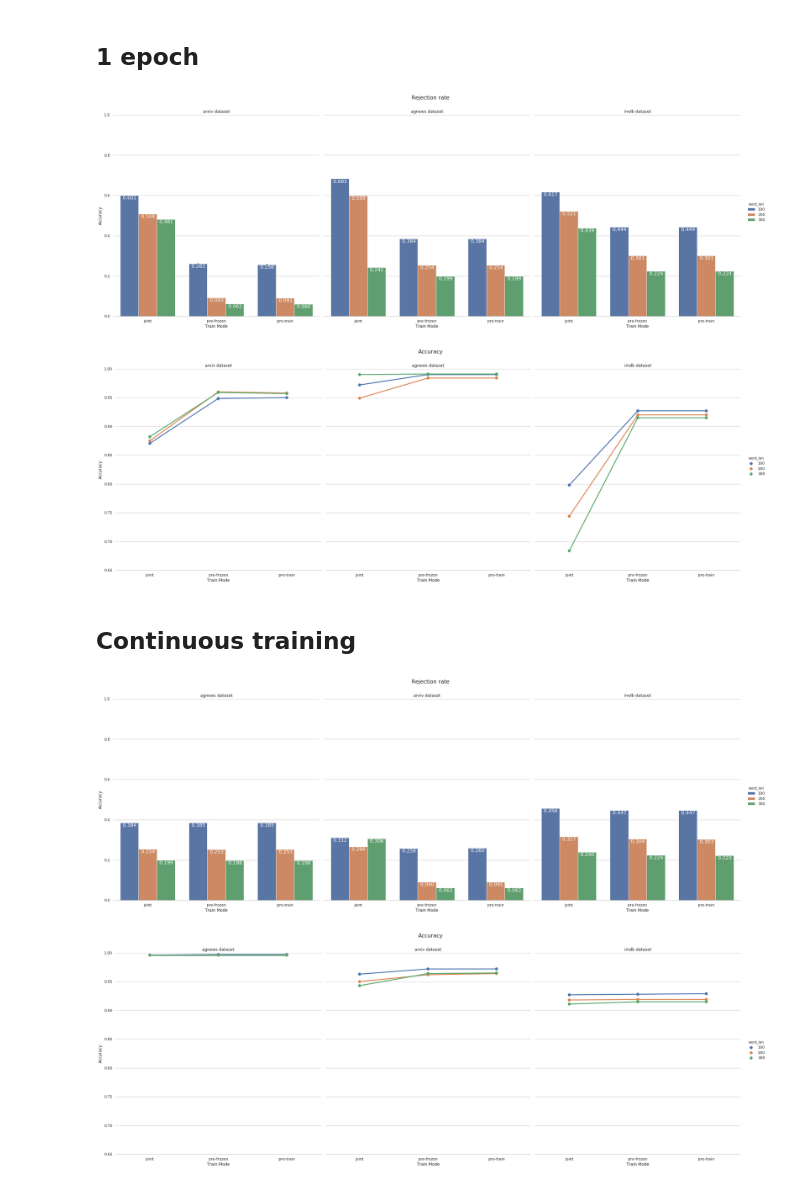
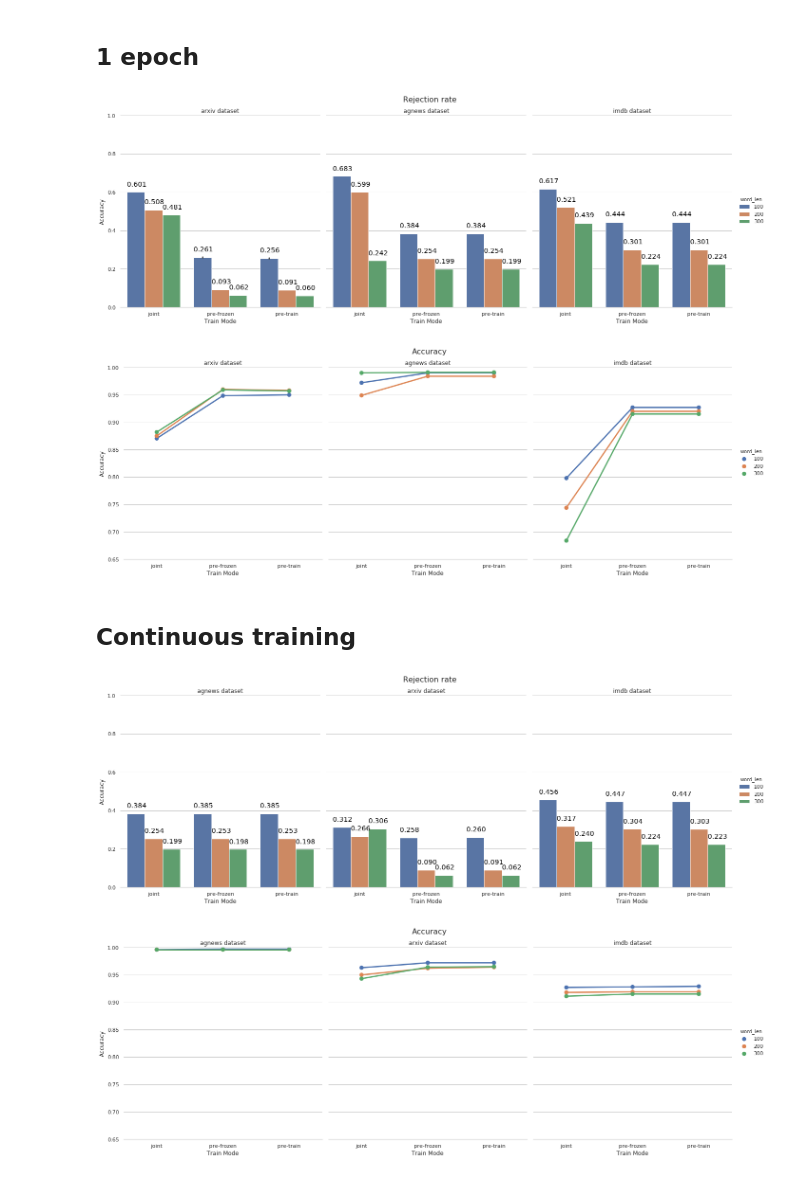
Before and after one commit to IIT-ML/interpretable-text-classification, a Jupyter notebook: show_results.ipynb, the cells around one changed output. Drawn from its saved outputs; the diff is of its cells as text; code cells hidden in the pictures.

```diff
--- a/show_results.ipynb
+++ b/show_results.ipynb
@@ -60,56 +60,45 @@ sns.set(style="whitegrid")
 g = sns.catplot(x="train_mode", y="rejection_rate",
                  hue="word_len", col="dataset",
                  data=df, kind="bar",
-                 height=10, aspect=.9)
+                 height=7, aspect=.9)
 
 (g.set_axis_labels("Train Mode", "Accuracy")
 .set_xticklabels(["joint", "pre-frozen", "pre-train"])
-.set_titles("{col_name} {col_var}", fontsize=30)
+.set_titles("{col_name} {col_var}")
 .set(ylim=(0, 1))
 .despine(left=True)
 .fig.suptitle('Rejection rate', fontsize=16))
 
 plt.subplots_adjust(top=0.9)
 
 
 for i in np.arange(3):
     ax1 = g.facet_axis(0,i)
     for p in ax1.patches:
         if str(p.get_height()) != 'nan':
-            ax1.text(p.get_x() + p.get_width()/7,
-                         p.get_height() - .02,
+            ax1.text(p.get_x(),
+                         p.get_height() + .03,
                          '{0:.3f}'.format(p.get_height()),
-                         color='white',
+                         color='black',
                          rotation='horizontal',
                          size='large')
 
 g = sns.catplot(x="train_mode", y="accuracy",
                  hue="word_len", col="dataset",
                  data=df, kind="point",
-                 height=10, aspect=.9)
+                 height=7, aspect=.9)
 
 (g.set_axis_labels("Train Mode", "Accuracy")
 .set_xticklabels(["joint", "pre-frozen", "pre-train"])
 .set_titles("{col_name} {col_var}", fontsize=30)
 .set(ylim=(0.65, 1))
 .despine(left=True)
 .fig.suptitle('Accuracy', fontsize=16))
 
 plt.subplots_adjust(top=0.9)
-
-for i in np.arange(3):
-    ax1 = g.facet_axis(0,i)
-    for p in ax1.patches:
-        if str(p.get_height()) != 'nan':
-            ax1.text(p.get_x(),
-                         p.get_height() - .04,
-                         '{0:.3f}'.format(p.get_height()),
-                         color='black',
-                         rotation='horizontal',
-                         size='large')
 # %% [output]
-[figure, old version]
+[figure, new version]
-[figure, old version]
+[figure, new version]
 # %% [markdown]
 ## Continuous training
 # %%
@@ -118,11 +107,11 @@ sns.set(style="whitegrid")
 g = sns.catplot(x="train_mode", y="rejection_rate",
                  hue="word_len", col="dataset",
                  data=adf, kind="bar",
-                 height=10, aspect=.9)
+                 height=7, aspect=.9)
 
 (g.set_axis_labels("Train Mode", "Accuracy")
 .set_xticklabels(["joint", "pre-frozen", "pre-train"])
-.set_titles("{col_name} {col_var}", fontsize=30)
+.set_titles("{col_name} {col_var}")
 .set(ylim=(0, 1))
 .despine(left=True)
 .fig.suptitle('Rejection rate', fontsize=16))
@@ -134,17 +123,17 @@ for i in np.arange(3):
     ax1 = g.facet_axis(0,i)
     for p in ax1.patches:
         if str(p.get_height()) != 'nan':
-            ax1.text(p.get_x() + p.get_width()/7,
-                         p.get_height() - .02,
+            ax1.text(p.get_x(),
+                         p.get_height() + .03,
                          '{0:.3f}'.format(p.get_height()),
-                         color='white',
+                         color='black',
                          rotation='horizontal',
                          size='large')
 
 g = sns.catplot(x="train_mode", y="accuracy",
                  hue="word_len", col="dataset",
                  data=adf, kind="point",
-                 height=10, aspect=.9)
+                 height=7, aspect=.9)
 
 (g.set_axis_labels("Train Mode", "Accuracy")
 .set_xticklabels(["joint", "pre-frozen", "pre-train"])
@@ -154,17 +143,6 @@ g = sns.catplot(x="train_mode", y="accuracy",
 .fig.suptitle('Accuracy', fontsize=16))
 
 plt.subplots_adjust(top=0.9)
-
-for i in np.arange(3):
-    ax1 = g.facet_axis(0,i)
-    for p in ax1.patches:
-        if str(p.get_height()) != 'nan':
-            ax1.text(p.get_x(),
-                         p.get_height() - .04,
-                         '{0:.3f}'.format(p.get_height()),
-                         color='black',
-                         rotation='horizontal',
-                         size='large')
 # %% [output]
-[figure, old version]
+[figure, new version]
-[figure, old version]
+[figure, new version]
```
Also changed, not shown: 1 other file.
